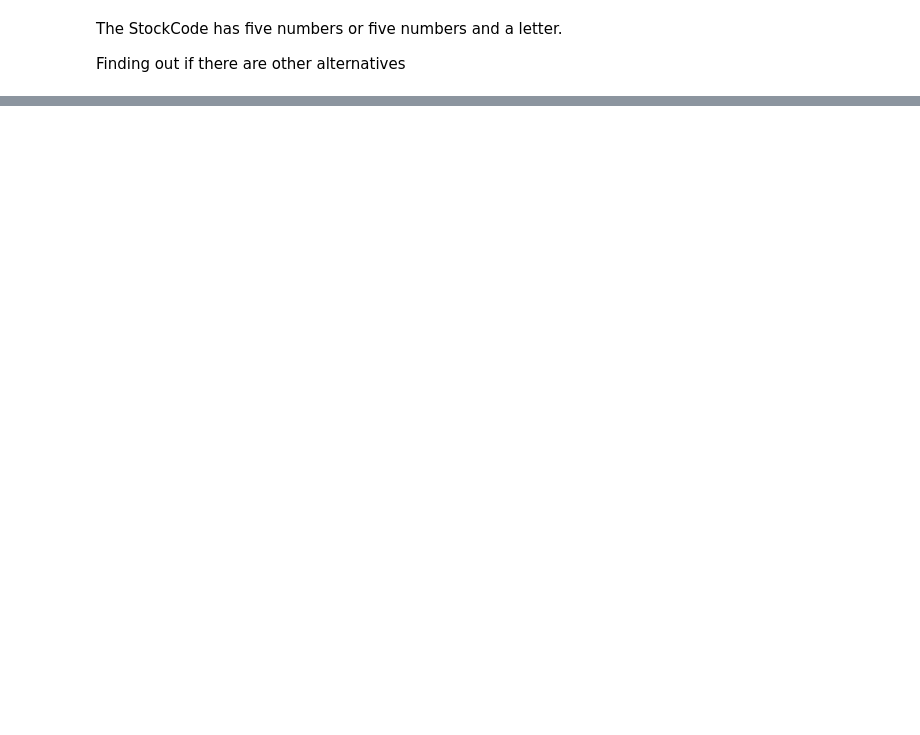
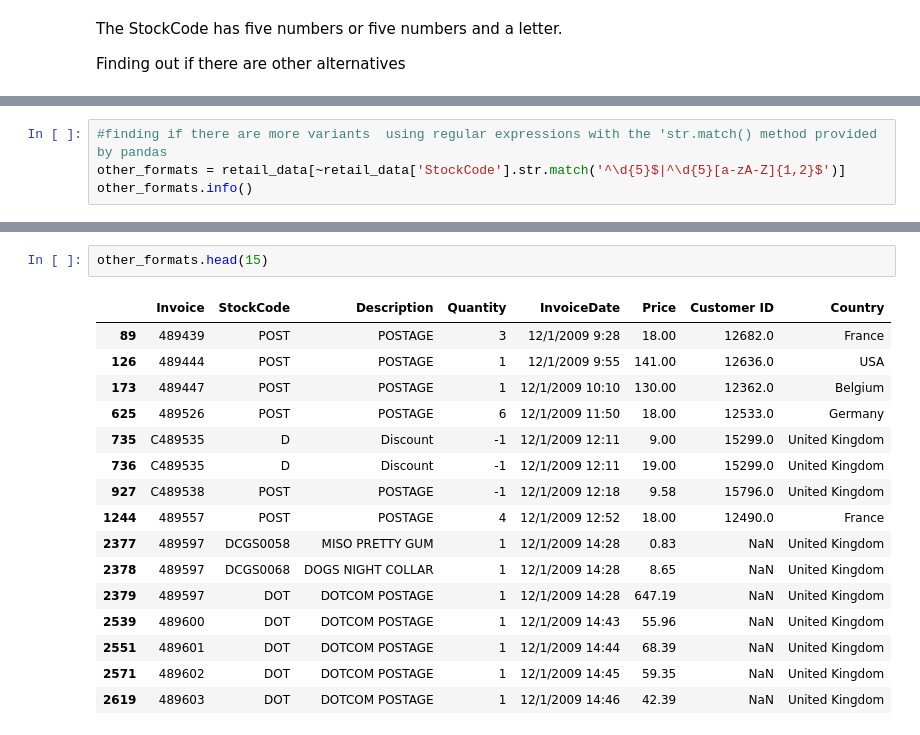
Before and after one commit to Kelvin-ndungu/Performance_pulse, a Jupyter notebook: playground/playground.ipynb, the cells around one changed output, grey strips where cells are left out. Saved outputs shown, nothing was run; the diff lists cells and outputs as text; blank space fills up the shorter version.

```diff
--- a/playground/playground.ipynb
+++ b/playground/playground.ipynb
@@ -127,0 +126,4 @@ When the Stockcode has a letter at the end, it a variant of a product.
+# %%
+#finding if there are more variants  using regular expressions with the 'str.match() method provided by pandas
+other_formats = retail_data[~retail_data['StockCode'].str.match('^\d{5}$|^\d{5}[a-zA-Z]{1,2}$')]
+other_formats.info()
@@ -127,0 +146,19 @@ When the Stockcode has a letter at the end, it a variant of a product.
+# %%
+other_formats.head(15)
+# %% [output]
+|  | Invoice | StockCode | Description | Quantity | InvoiceDate | Price | Customer ID | Country |
+| 89 | 489439 | POST | POSTAGE | 3 | 12/1/2009 9:28 | 18.00 | 12682.0 | France |
+| 126 | 489444 | POST | POSTAGE | 1 | 12/1/2009 9:55 | 141.00 | 12636.0 | USA |
+| 173 | 489447 | POST | POSTAGE | 1 | 12/1/2009 10:10 | 130.00 | 12362.0 | Belgium |
+| 625 | 489526 | POST | POSTAGE | 6 | 12/1/2009 11:50 | 18.00 | 12533.0 | Germany |
+| 735 | C489535 | D | Discount | -1 | 12/1/2009 12:11 | 9.00 | 15299.0 | United Kingdom |
+| 736 | C489535 | D | Discount | -1 | 12/1/2009 12:11 | 19.00 | 15299.0 | United Kingdom |
+| 927 | C489538 | POST | POSTAGE | -1 | 12/1/2009 12:18 | 9.58 | 15796.0 | United Kingdom |
+| 1244 | 489557 | POST | POSTAGE | 4 | 12/1/2009 12:52 | 18.00 | 12490.0 | France |
+| 2377 | 489597 | DCGS0058 | MISO PRETTY GUM | 1 | 12/1/2009 14:28 | 0.83 | NaN | United Kingdom |
+| 2378 | 489597 | DCGS0068 | DOGS NIGHT COLLAR | 1 | 12/1/2009 14:28 | 8.65 | NaN | United Kingdom |
+| 2379 | 489597 | DOT | DOTCOM POSTAGE | 1 | 12/1/2009 14:28 | 647.19 | NaN | United Kingdom |
+| 2539 | 489600 | DOT | DOTCOM POSTAGE | 1 | 12/1/2009 14:43 | 55.96 | NaN | United Kingdom |
+| 2551 | 489601 | DOT | DOTCOM POSTAGE | 1 | 12/1/2009 14:44 | 68.39 | NaN | United Kingdom |
+| 2571 | 489602 | DOT | DOTCOM POSTAGE | 1 | 12/1/2009 14:45 | 59.35 | NaN | United Kingdom |
+| 2619 | 489603 | DOT | DOTCOM POSTAGE | 1 | 12/1/2009 14:46 | 42.39 | NaN | United Kingdom |
```
Also changed, not shown: parts of 42 cells of this notebook, 1 other file.
